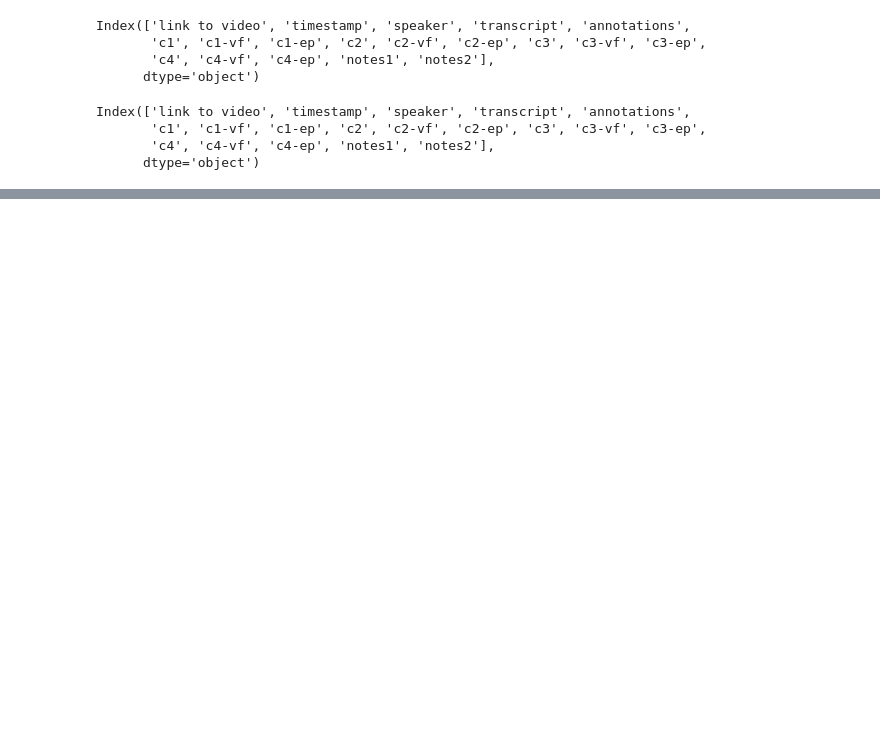
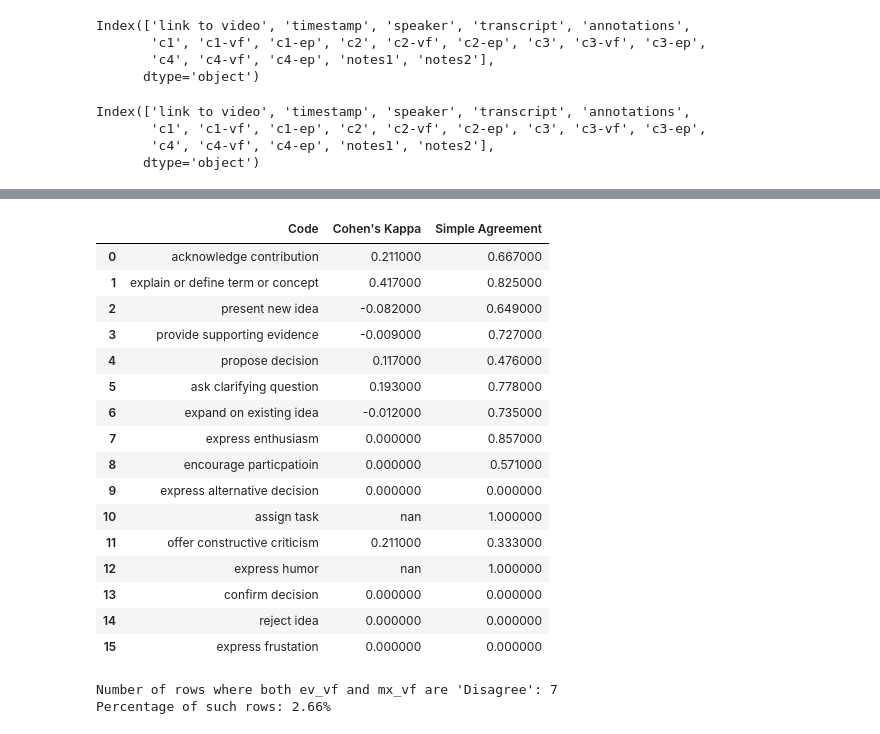
Before and after one commit to eveyhuang/gemini_data_analysis, a Jupyter notebook: sampling/verify_ev.ipynb, the cells around one changed output, grey strips where cells are left out. Saved outputs shown, nothing was run; the diff lists cells and outputs as text; code cells hidden in the pictures; blank space fills up the shorter version.

```diff
--- a/sampling/verify_ev.ipynb
+++ b/sampling/verify_ev.ipynb
@@ -22,0 +261,18 @@ Index(['link to video', 'timestamp', 'speaker', 'transcript', 'annotations',
+# %%
+from sklearn.metrics import cohen_kappa_score
+
+kappa_by_code = {}
+
+for code in ai_ann_df['ai_code'].unique():
+    subset = ai_ann_df[ai_ann_df['ai_code'] == code]
+    ev_vf = subset['ev_vf']
+    mx_vf = subset['mx_vf']
+    # Only keep rows where both are not null/empty
+    valid = subset[ev_vf.notna() & mx_vf.notna() & (ev_vf != "") & (mx_vf != "")]
+    if not valid.empty:
+        print(f"Calculating Cohen's kappa for code '{code}', number of valid entries: {len(valid)}")
+        kappa = cohen_kappa_score(valid['ev_vf'], valid['mx_vf'], weights='quadratic')
+        kappa_by_code[code] = kappa
+
+for code, kappa in kappa_by_code.items():
+    print(f"Cohen's kappa for code '{code}': {kappa}")
@@ -22,0 +297,14 @@ Index(['link to video', 'timestamp', 'speaker', 'transcript', 'annotations',
+# %%
+# Calculate simple agreement for each unique code in ai_ann_df['ai_code']
+simple_agreement = {}
+
+for code in ai_ann_df['ai_code'].unique():
+    subset = ai_ann_df[ai_ann_df['ai_code'] == code]
+    # Only keep rows where both are not null/empty
+    valid = subset[subset['ev_vf'].notna() & subset['mx_vf'].notna() & (subset['ev_vf'] != "") & (subset['mx_vf'] != "")]
+    if not valid.empty:
+        agreement = (valid['ev_vf'] == valid['mx_vf']).sum() / len(valid)
+        simple_agreement[code] = agreement
+
+for code, agreement in simple_agreement.items():
+    print(f"Simple agreement for code '{code}': {agreement:.3f}")
@@ -22,0 +328,43 @@ Index(['link to video', 'timestamp', 'speaker', 'transcript', 'annotations',
+# %%
+# Create a DataFrame to display kappa scores and simple agreement scores
+scores_table = pd.DataFrame({
+    'Code': kappa_by_code.keys(),
+    "Cohen's Kappa": kappa_by_code.values(),
+    'Simple Agreement': simple_agreement.values()
+})
+
+# apply gradient to the cell backgrounds
+styled_table = (scores_table.round(3)).style.background_gradient(cmap='RdYlGn')
+
+styled_table
+# %% [output]
+|  | Code | Cohen's Kappa | Simple Agreement |
+| 0 | acknowledge contribution | 0.211000 | 0.667000 |
+| 1 | explain or define term or concept | 0.417000 | 0.825000 |
+| 2 | present new idea | -0.082000 | 0.649000 |
+| 3 | provide supporting evidence | -0.009000 | 0.727000 |
+| 4 | propose decision | 0.117000 | 0.476000 |
+| 5 | ask clarifying question | 0.193000 | 0.778000 |
+| 6 | expand on existing idea | -0.012000 | 0.735000 |
+| 7 | express enthusiasm | 0.000000 | 0.857000 |
+| 8 | encourage particpatioin | 0.000000 | 0.571000 |
+| 9 | express alternative decision | 0.000000 | 0.000000 |
+| 10 | assign task | nan | 1.000000 |
+| 11 | offer constructive criticism | 0.211000 | 0.333000 |
+| 12 | express humor | nan | 1.000000 |
+| 13 | confirm decision | 0.000000 | 0.000000 |
+| 14 | reject idea | 0.000000 | 0.000000 |
+| 15 | express frustation | 0.000000 | 0.000000 |
+# %%
+# Count rows where both ev_vf and mx_vf are 'Disagree'
+both_disagree = ai_ann_df[(ai_ann_df['ev_vf'] == 'Disagree') & (ai_ann_df['mx_vf'] == 'Disagree')]
+num_both_disagree = len(both_disagree)
+total_rows = len(ai_ann_df)
+percentage = (num_both_disagree / total_rows) * 100 if total_rows > 0 else 0
+
+print(f"Number of rows where both ev_vf and mx_vf are 'Disagree': {num_both_disagree}")
+print(f"Percentage of such rows: {percentage:.2f}%")
+both_disagree.to_excel('both_disagree.xlsx', index=False)
+# %% [output]
+Number of rows where both ev_vf and mx_vf are 'Disagree': 7
+Percentage of such rows: 2.66%
```
Also changed, not shown: parts of 14 cells of this notebook, 37 other files.
